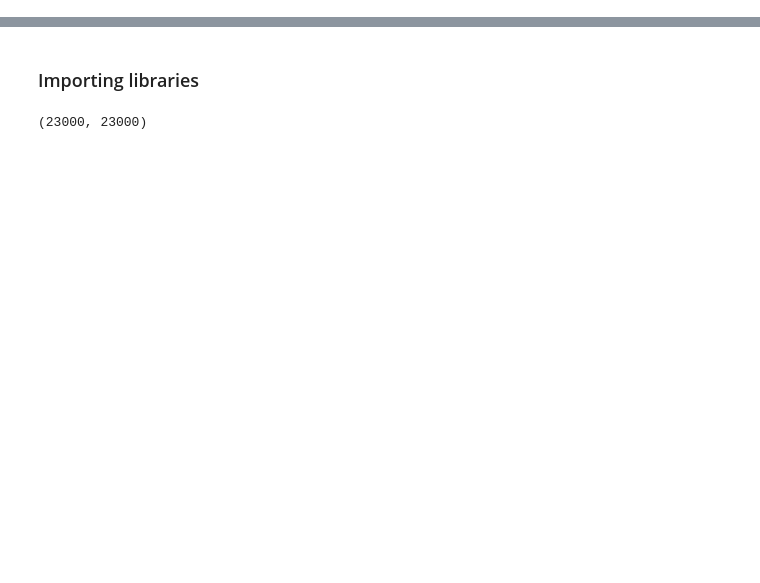
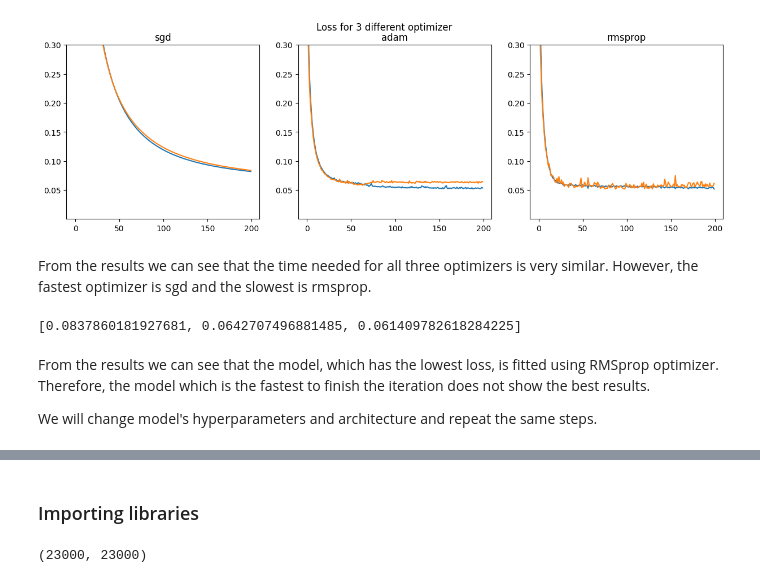
Before and after one commit to janjarco/HurricaneDamageClassificationCNN, a Jupyter notebook: Hurricane damage classification.ipynb, the cells around one changed output, grey strips where cells are left out. Saved outputs shown, nothing was run; the diff lists cells and outputs as text; code cells hidden in the pictures; blank space fills up the shorter version.

```diff
--- a/Hurricane damage classification.ipynb
+++ b/Hurricane damage classification.ipynb
@@ -0,0 +237,10 @@
+# %%
+def make_model():
+
+    inp = tf.keras.Input(2)
+    l2 = tf.keras.layers.Dense(4, activation='relu')(inp)
+    l3 = tf.keras.layers.Dense(4, activation='relu')(l2)
+    output = tf.keras.layers.Dense(1, activation='sigmoid')(l3)
+
+    model = tf.keras.models.Model(inp, output)
+    return model
@@ -0,0 +256,24 @@
+# %%
+all_reports = [] # to save models with different optimizer
+evaluation = [] # to save evaluations of the models
+lr=1e-2
+all_opt = {'sgd': tf.keras.optimizers.SGD(learning_rate=lr),
+           'adam':  tf.keras.optimizers.Adam(learning_rate=lr),
+           'rmsprop': tf.keras.optimizers.RMSprop(learning_rate=lr)}
+
+for i,opt in all_opt.items():
+
+
+    model = make_model()
+    model.compile(optimizer=opt,
+              loss='binary_crossentropy')
+    start = time.process_time()
+    all_reports.append(model.fit(x_train1, y_train1,
+                      epochs = 200,
+                      validation_data=(x_test, y_test),
+                      batch_size= None, # If None or unspecified it is 32
+                      verbose = 0))
+    end = time.process_time() - start
+    # Evaluate the model on the test set
+    evaluation.append(model.evaluate(x_test, y_test, verbose=2))
+    print('Time for optimizer {} is {}'.format(i,end) )
@@ -0,0 +287,22 @@
+# %%
+fig, axs = plt.subplots(1,3, figsize=(15, 4))
+fig.suptitle('Loss for 3 different optimizer')
+plt.setp(axs,  ylim=[0.0001,0.3])
+for i,ax in enumerate(axs):
+    ax.plot(all_reports[i].history['loss'])
+    ax.plot(all_reports[i].history['val_loss'])
+    ax.title.set_text(list(all_opt.keys())[i])
+## NOTE: if you don't see the whole loss change the range of ylim in line 3 of this cell
+# %% [output]
+[figure, added]
+# %% [markdown]
+From the results we can see that the time needed for all three optimizers is very similar. However, the fastest optimizer is sgd and the slowest is rmsprop.
+# %%
+# Print the evaluation of the models on the test data
+evaluation
+# %% [output]
+[0.0837860181927681, 0.0642707496881485, 0.061409782618284225]
+# %% [markdown]
+From the results we can see that the model, which has the lowest loss, is fitted using RMSprop optimizer. Therefore, the model which is the fastest to finish the iteration does not show the best results.
+
+We will change model's hyperparameters and architecture and repeat the same steps.
```
Also changed, not shown: parts of 107 cells of this notebook.
